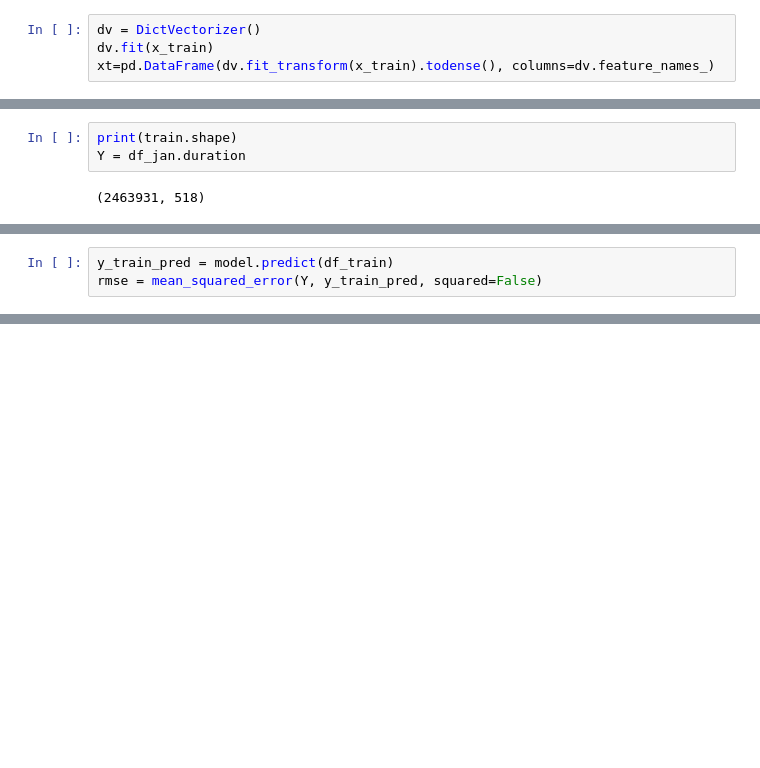
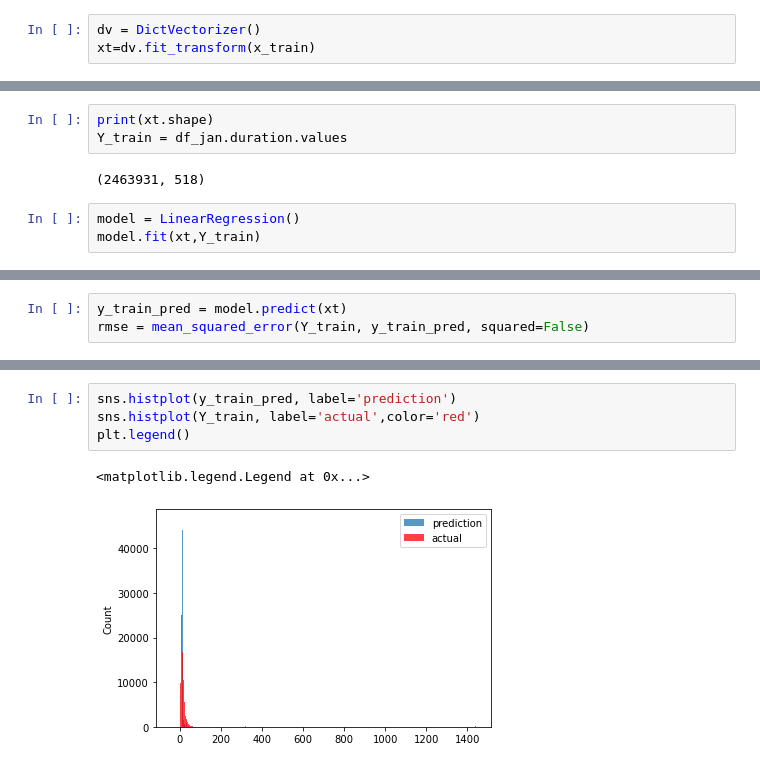
Before and after one commit to GAURAVSOLANKI421/MLOPS, a Jupyter notebook: model_training.ipynb, the cells around one changed output, grey strips where cells are left out. Saved outputs shown, nothing was run; the diff lists cells and outputs as text; blank space fills up the shorter version.

Commit message:
rmse update

```diff
--- a/model_training.ipynb
+++ b/model_training.ipynb
@@ -117,4 +130,3 @@ len(x_train)
 # %%
 dv = DictVectorizer()
-dv.fit(x_train)
-xt=pd.DataFrame(dv.fit_transform(x_train).todense(), columns=dv.feature_names_)
+xt=dv.fit_transform(x_train)
@@ -153,5 +137,8 @@ train =pd.get_dummies(df_train,columns=['PULocationID', 'DOLocationID'])
 # %%
-print(train.shape)
-Y = df_jan.duration
+print(xt.shape)
+Y_train = df_jan.duration.values
 # %% [output]
 (2463931, 518)
+# %%
+model = LinearRegression()
+model.fit(xt,Y_train)
@@ -158,3 +147,3 @@ Y = df_jan.duration
 # %%
-y_train_pred = model.predict(df_train)
-rmse = mean_squared_error(Y, y_train_pred, squared=False)
+y_train_pred = model.predict(xt)
+rmse = mean_squared_error(Y_train, y_train_pred, squared=False)
@@ -165,0 +160,7 @@ print(rmse)
+# %%
+sns.histplot(y_train_pred, label='prediction')
+sns.histplot(Y_train, label='actual',color='red')
+plt.legend()
+# %% [output]
+<matplotlib.legend.Legend at 0x...>
+[figure, added]
```
Also changed, not shown: parts of 15 cells of this notebook.
